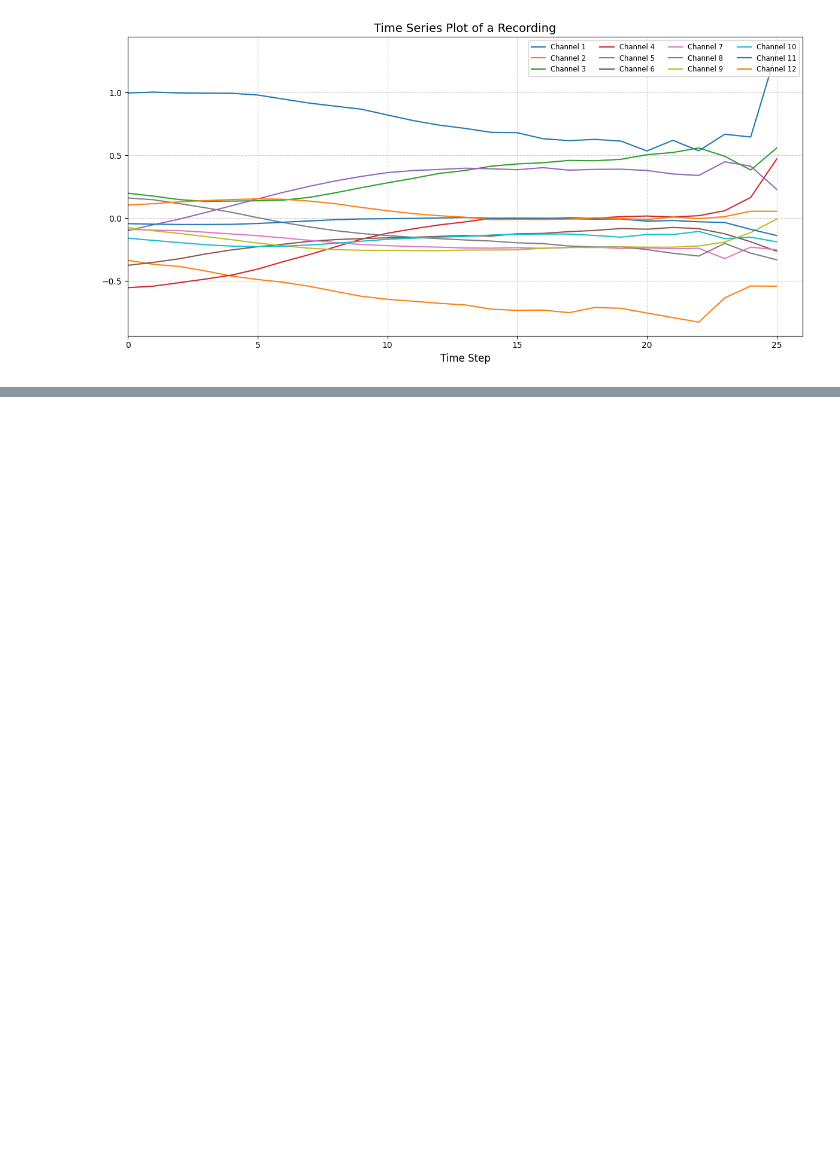
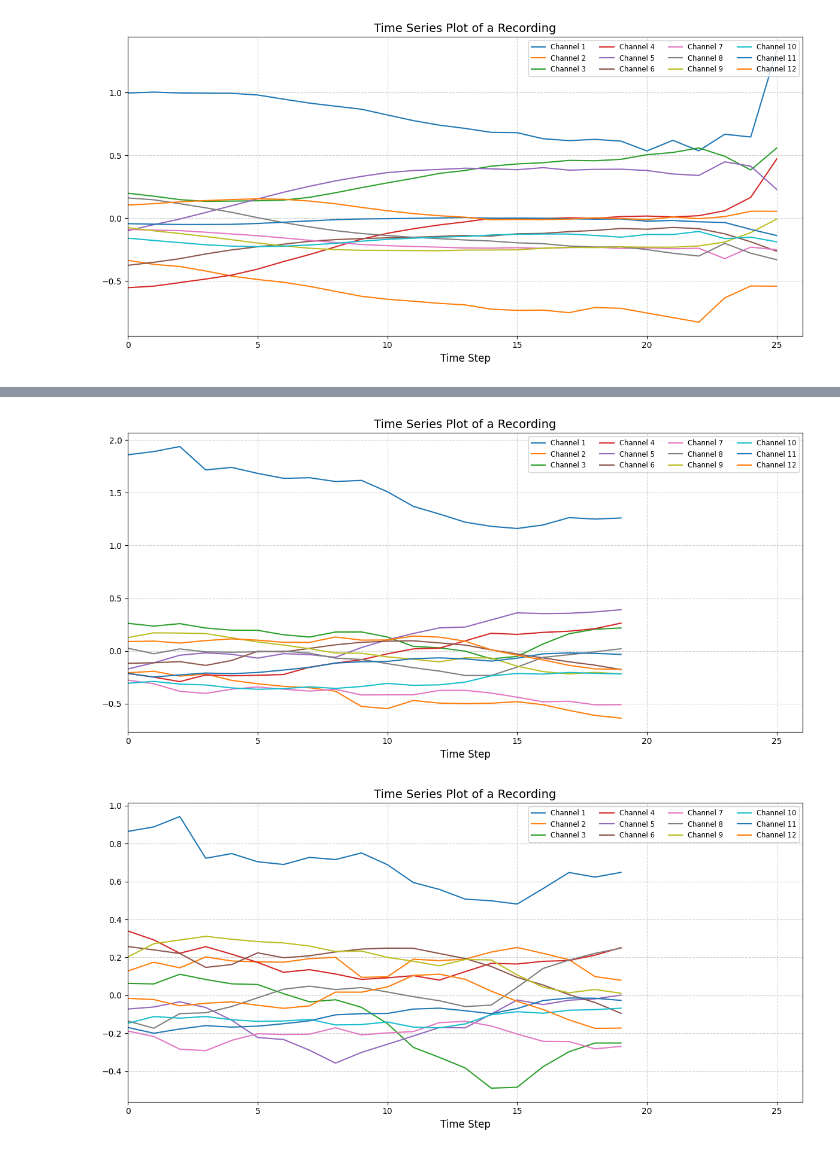
Before and after one commit to MaDoJo/AML_Group13, a Jupyter notebook: pipeline.ipynb, the cells around one changed output, grey strips where cells are left out. Cells and saved outputs as stored; diff of their text form; code cells hidden in the pictures; blank space fills up the shorter version.

```diff
--- a/pipeline.ipynb
+++ b/pipeline.ipynb
@@ -20,18 +37,11 @@ visualize_data_point(train_data[data_point])
 # %%
-def get_pattern_mean():
-    summed_data = np.sum(train_data, axis=0)
-    time_steps = np.zeros(26)
-
-    for data_point in train_data:
-        # list of length max-time-steps lenght (26 for training data) with 1's for
-        # non-padded time steps and 0's for all-0-valued (padded) time steps
-        mask = [1 if np.count_nonzero(time_step) > 0 else 0 for time_step in data_point]
-        time_steps += mask
-
+def get_pattern_mean(data):
+    summed_data = np.sum(data, axis=0)
+    time_steps = get_time_steps(data)
     pattern_mean = (summed_data.transpose() / time_steps).transpose()
     return pattern_mean
 # %%
-pattern_mean = get_pattern_mean()
+pattern_mean = get_pattern_mean(train_data)
 visualize_data_point(pattern_mean)
 # %% [output]
 [figure]
@@ -37,0 +53,13 @@ visualize_data_point(pattern_mean)
+# %%
+visualize_data_point(train_data[0])
+
+# this procedure normalizes the training data
+for data_point in train_data:
+    for time_step in range(train_time_steps):
+        if np.count_nonzero(data_point[time_step]) > 0:
+            data_point[time_step] -= pattern_mean[time_step]
+
+visualize_data_point(train_data[0])
+# %% [output]
+[figure, added]
+[figure, added]
```
Also changed, not shown: parts of 7 cells of this notebook, 1 other file.
